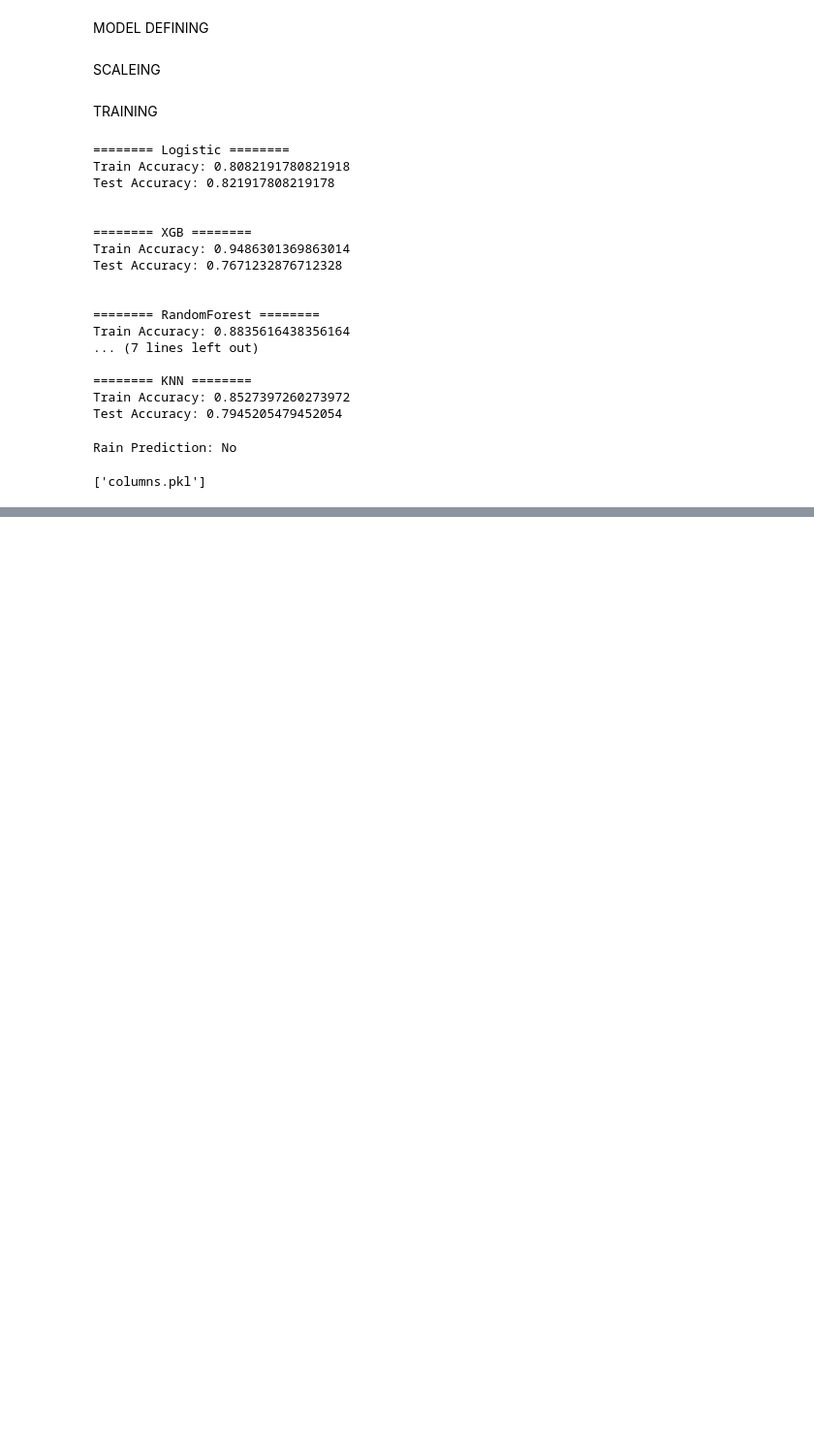
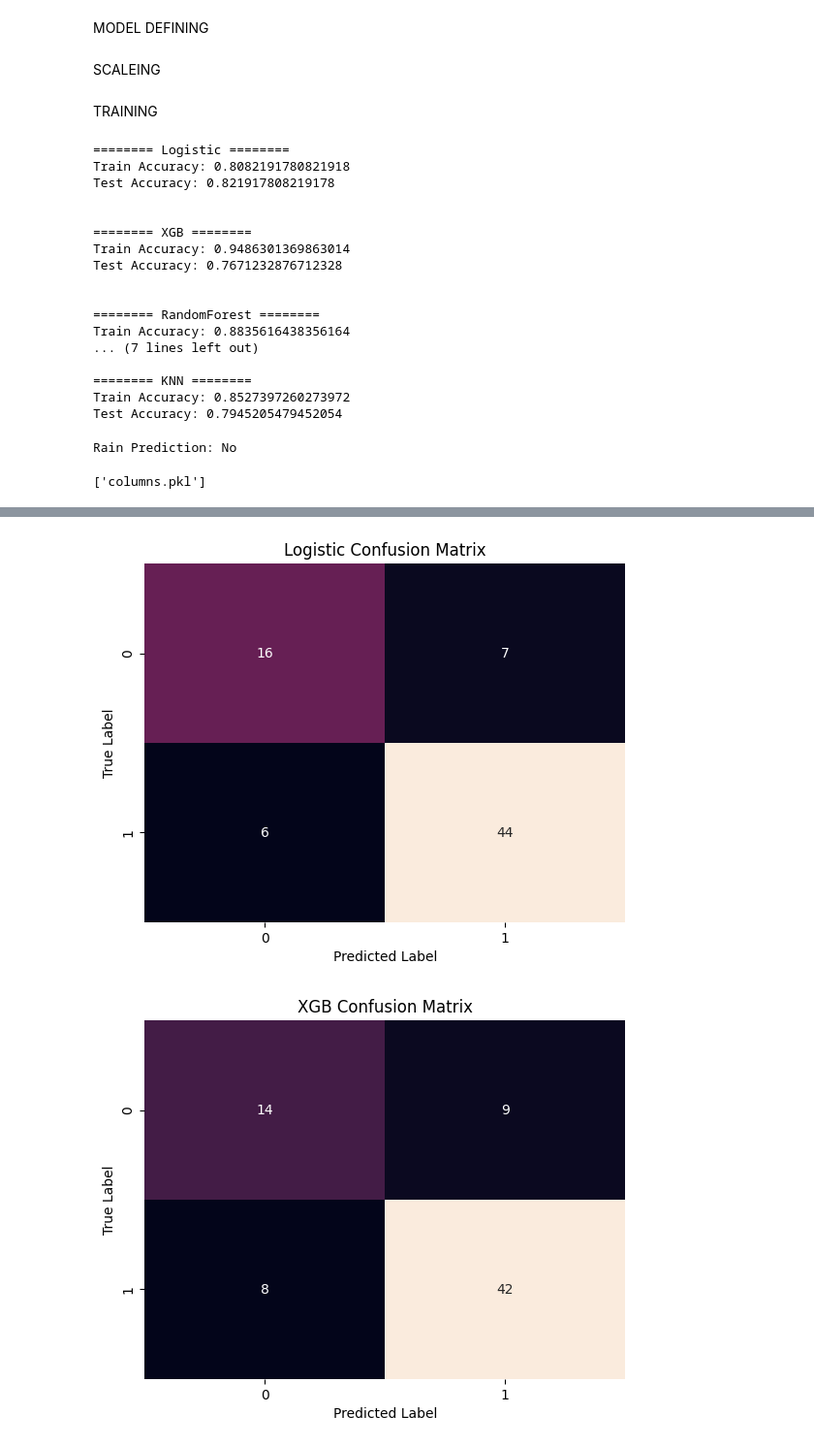
Before and after one commit to abinashbir/Railfall, a Jupyter notebook: test_2.ipynb, the cells around one changed output, grey strips where cells are left out. Shown at 97% size. Saved outputs shown, nothing was run; the diff lists cells and outputs as text; code cells hidden in the pictures; blank space fills up the shorter version.

Commit message:
scores and confusion matrix added

```diff
--- a/test_2.ipynb
+++ b/test_2.ipynb
@@ -243,3 +260,29 @@ joblib.dump(scaler, "scaler.pkl")
 joblib.dump(X_train.columns.tolist(), "columns.pkl")
 # %% [output]
 ['columns.pkl']
+# %%
+from sklearn.metrics import accuracy_score, precision_score, recall_score, f1_score
+import pandas as pd
+
+results = []
+
+scale_models = ["Logistic","KNN"]
+
+for name, model in models.items():
+
+    if name in scale_models:
+        model.fit(X_train_scaled, Y_train)
+        y_pred = model.predict(X_test_scaled)
+    else:
+        model.fit(X_train, Y_train)
+        y_pred = model.predict(X_test)
+
+    acc = accuracy_score(Y_test, y_pred)
+    pre = precision_score(Y_test, y_pred)
+    rec = recall_score(Y_test, y_pred)
+    f1  = f1_score(Y_test, y_pred)
+
+    results.append([name, acc, pre, rec, f1])
+
+results_df = pd.DataFrame(results, columns=["Model","Accuracy","Precision","Recall","F1"])
+results_df
@@ -245,0 +296,22 @@ joblib.dump(X_train.columns.tolist(), "columns.pkl")
+# %%
+from sklearn.metrics import confusion_matrix
+scale_models = ["Logistic","KNN"]
+
+for name, model in models.items():
+
+    if name in scale_models:
+        y_pred = model.predict(X_test_scaled)
+    else:
+        y_pred = model.predict(X_test)
+
+    cm = confusion_matrix(Y_test, y_pred)
+
+    plt.figure()
+    sns.heatmap(cm, annot=True, fmt="d", cbar=False)
+    plt.title(f"{name} Confusion Matrix")
+    plt.xlabel("Predicted Label")
+    plt.ylabel("True Label")
+    plt.show()
+# %% [output]
+[figure, added]
+[figure, added]
```
Also changed, not shown: parts of 5 cells of this notebook, 6 other files.
